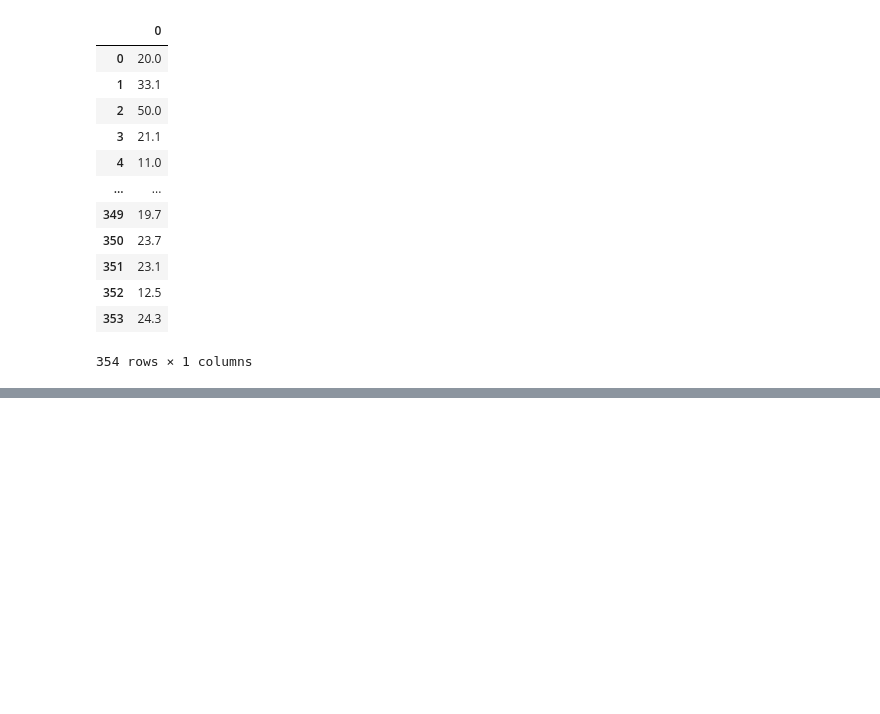
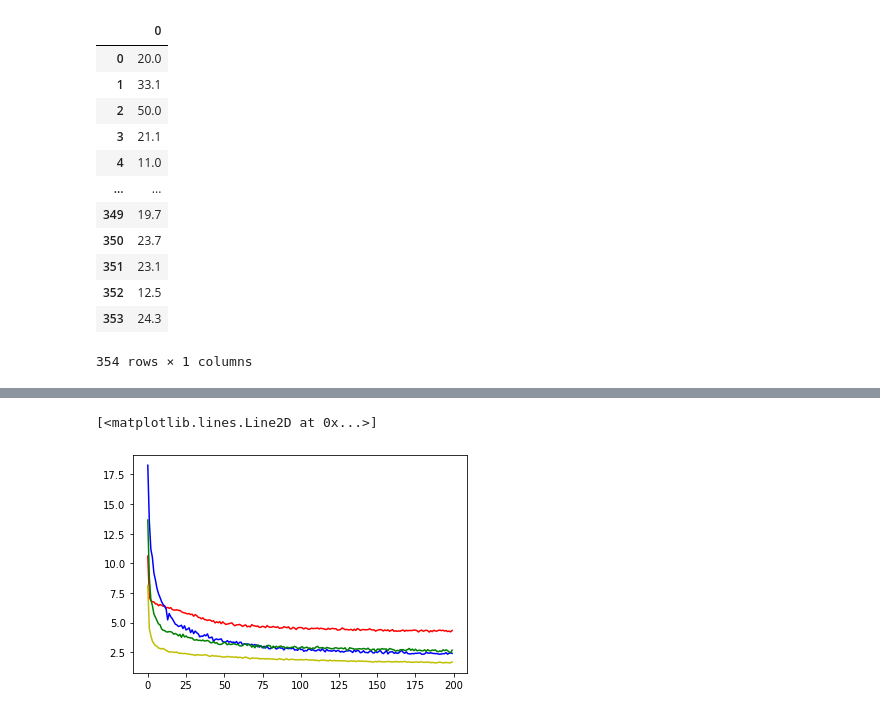
Before and after one commit to DaniloBenjamin/Deep_Learning, a Jupyter notebook: boston_housing/redes_neurais_densas_01.ipynb, the cells around one changed output, grey strips where cells are left out. Cells and saved outputs as stored; diff of their text form; code cells hidden in the pictures; blank space fills up the shorter version.

```diff
--- a/boston_housing/redes_neurais_densas_01.ipynb
+++ b/boston_housing/redes_neurais_densas_01.ipynb
@@ -136,0 +261,10 @@ analise.plot()
+# %%
+scaler.fit(x_treino_2)
+x_treino_2_norm = scaler.transform(x_treino_2)
+# %%
+model_4 = Sequential()
+model_4.add(Input(shape=(13,)))
+model_4.add(Dense(144, activation='relu'))
+model_4.add(Dense(100, activation='relu'))
+model_4.add(Dense(1, activation='linear'))
+model_4.summary()
@@ -136,0 +287,4 @@ analise.plot()
+# %%
+model_4.compile(loss='mae')
+# %%
+tentativa_4 = model_4.fit(x_treino_2_norm, y_treino, epochs=200, batch_size = 1)
@@ -136,0 +309,8 @@ analise.plot()
+# %%
+plt.plot(tentativa_1.history['loss'], 'r-')
+plt.plot(tentativa_2.history['loss'], 'b-')
+plt.plot(tentativa_3.history['loss'], 'g-')
+plt.plot(tentativa_4.history['loss'], 'y-')
+# %% [output]
+[<matplotlib.lines.Line2D at 0x...>]
+[figure, added]
```
Also changed, not shown: parts of 25 cells of this notebook.
